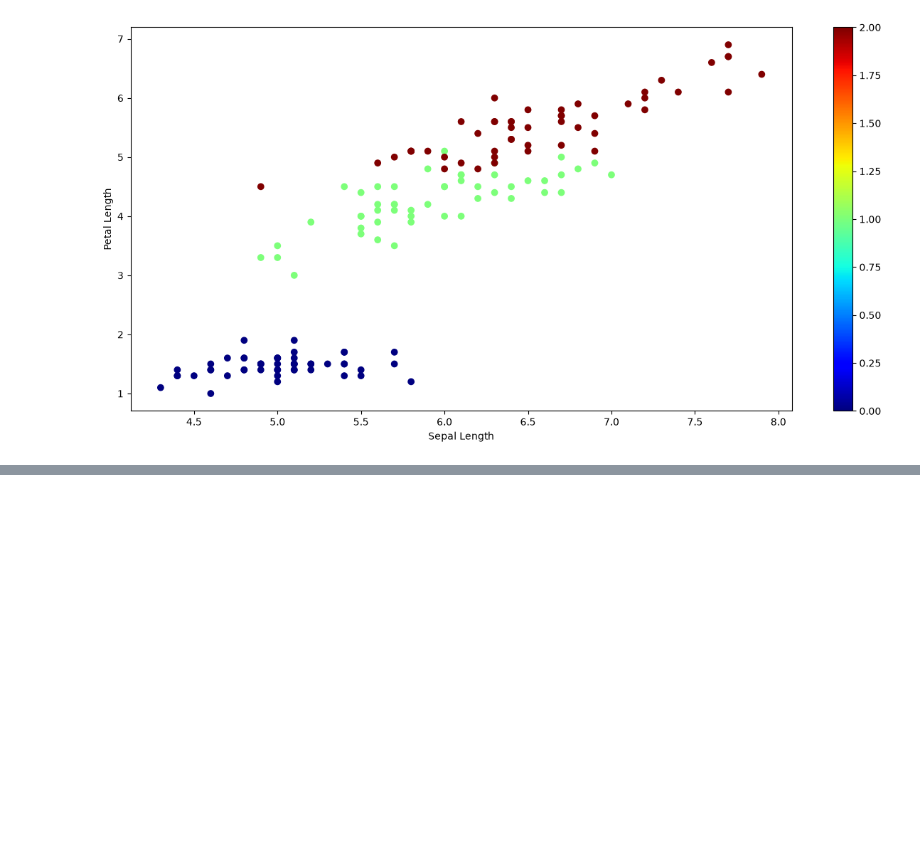
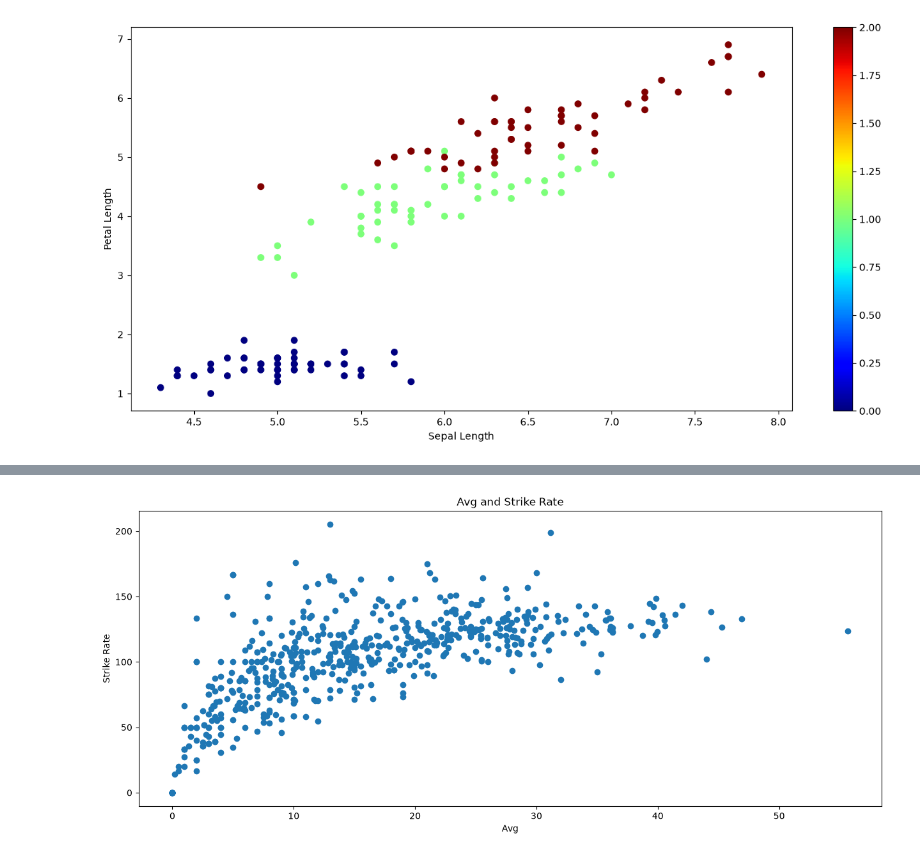
Before and after one commit to rabiuldiu30/Advanced-Matplotlib, a Jupyter notebook: advanced-matplotlib.ipynb, the cells around one changed output, grey strips where cells are left out. Saved outputs shown, nothing was run; the diff lists cells and outputs as text; code cells hidden in the pictures; blank space fills up the shorter version.

```diff
--- a/advanced-matplotlib.ipynb
+++ b/advanced-matplotlib.ipynb
@@ -47,0 +50,2 @@ plt.show()
+# %%
+batters = pd.read_csv('batter.csv')
@@ -47,0 +107,9 @@ plt.show()
+# %%
+plt.figure(figsize=(15,6))
+plt.scatter(batters['avg'],batters['strike_rate'])
+plt.title('Avg and Strike Rate')
+plt.xlabel('Avg')
+plt.ylabel('Strike Rate')
+plt.show()
+# %% [output]
+[figure, added]
```
Also changed, not shown: parts of 14 cells of this notebook.
